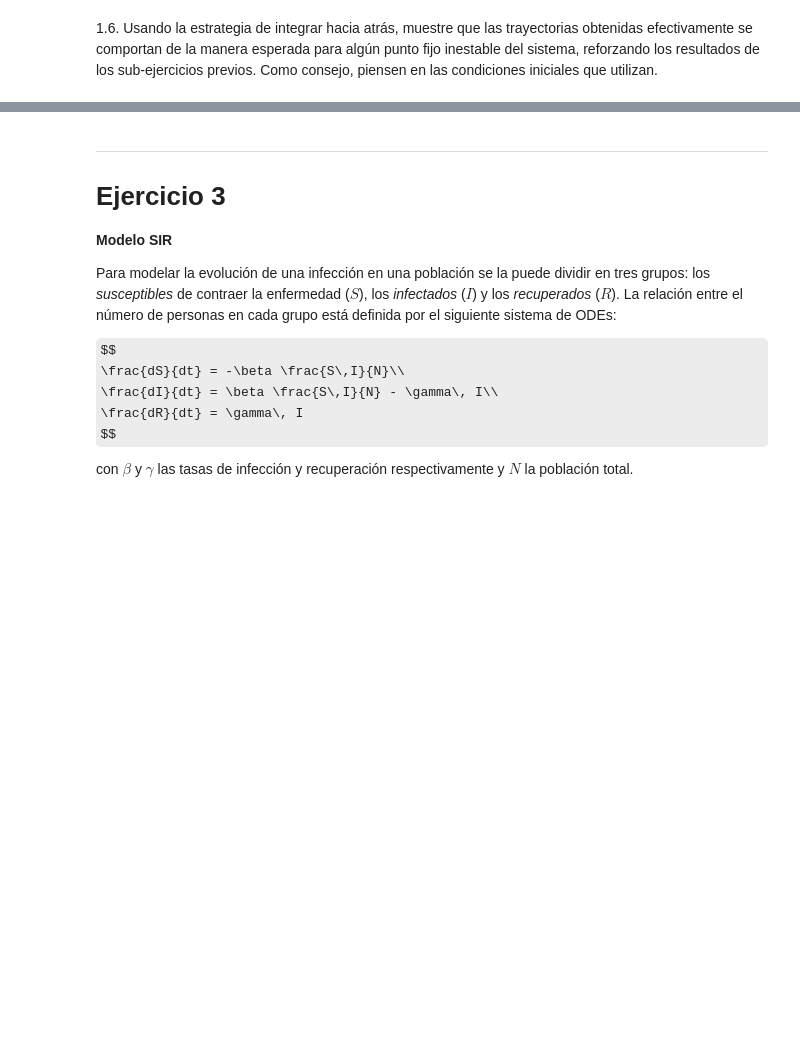
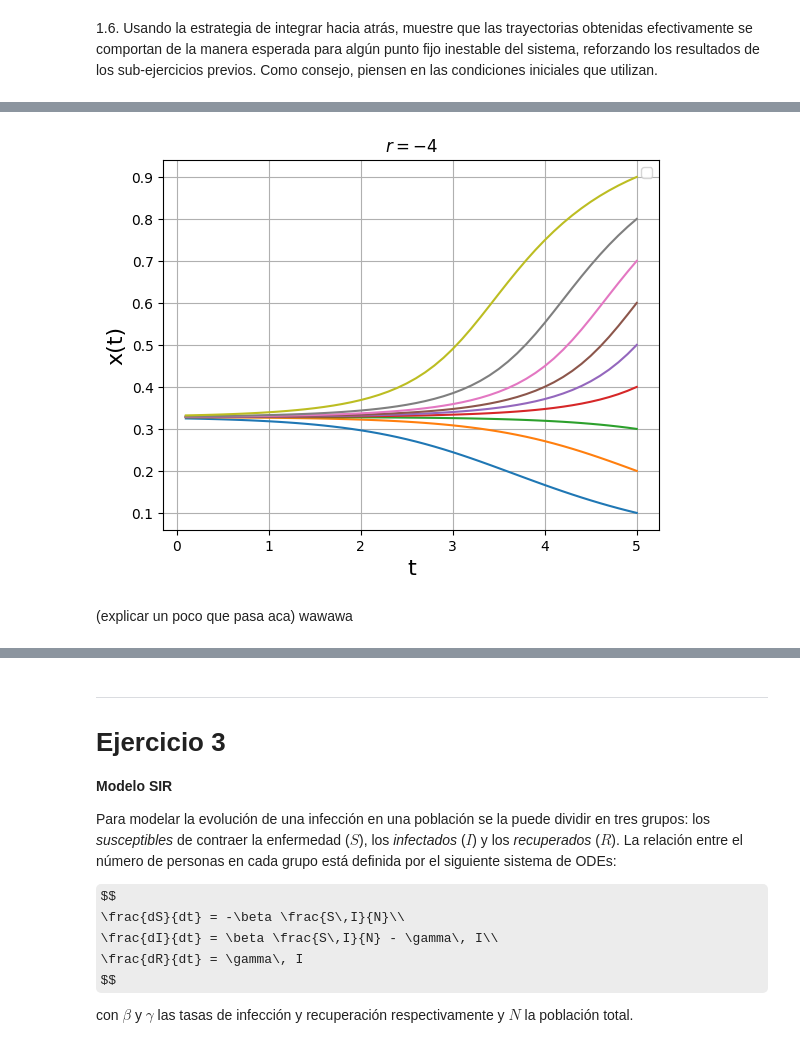
Before and after one commit to lmendezayl/modelado-continuo, a Jupyter notebook: trabajos-practicos/TP1IMC2025_MENDEZ_STANGALINI_DRELEWICZ.ipynb, the cells around one changed output, grey strips where cells are left out. Saved outputs shown, nothing was run; the diff lists cells and outputs as text; code cells hidden in the pictures; some formulas as TeX source; blank space fills up the shorter version.

```diff
--- a/trabajos-practicos/TP1IMC2025_MENDEZ_STANGALINI_DRELEWICZ.ipynb
+++ b/trabajos-practicos/TP1IMC2025_MENDEZ_STANGALINI_DRELEWICZ.ipynb
@@ -159,0 +198,21 @@ plt.show()
+# %%
+p = -4
+dt = 0.1
+tmax = 5
+t = np.arange(tmax, 0, -dt)
+ci = np.arange(0.1, 1, dt)
+
+for cii in ci:
+    solucion = sp.integrate.odeint(f, cii, t, args=(p,))
+    x = solucion[:, 0][::-1]
+    plt.plot(t[::-1], x)
+plt.title(f"$r={p}$")
+plt.xlabel("t", fontsize=16)
+plt.ylabel("x(t)", fontsize=16)
+plt.legend()
+plt.grid()
+plt.show()
+# %% [output]
+[figure, added]
+# %% [markdown]
+(explicar un poco que pasa aca) wawawa
```
Also changed, not shown: parts of 29 cells of this notebook.
